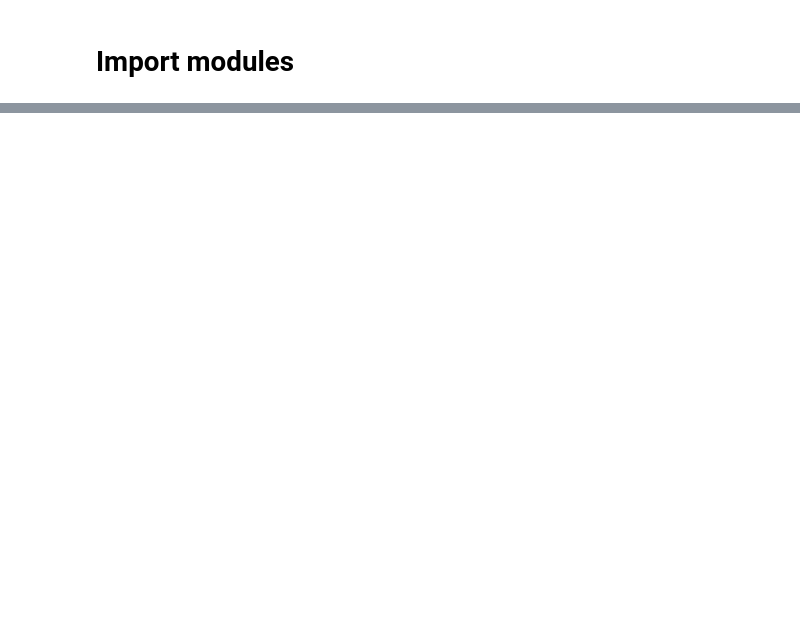
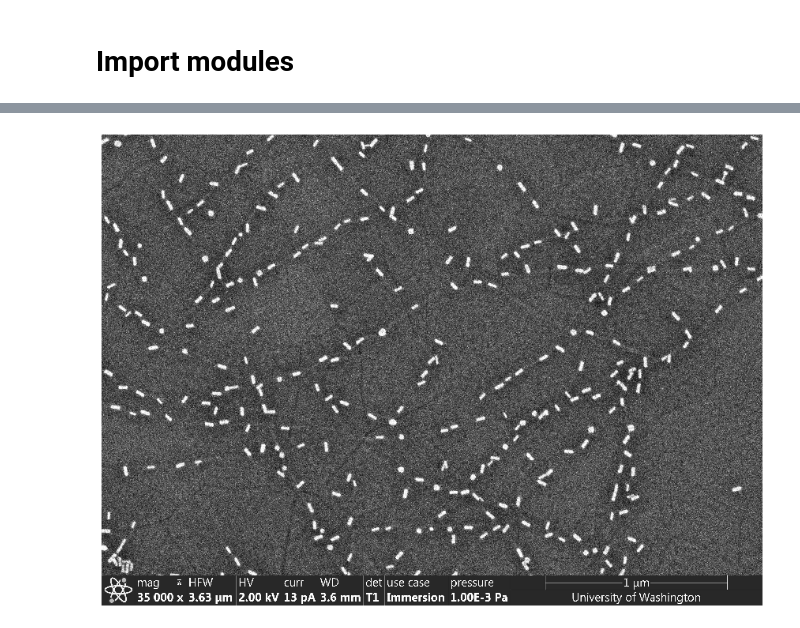
Before and after one commit to yamanmy/partycool, a Jupyter notebook: partycool.ipynb, the cells around one changed output, grey strips where cells are left out. Cells and saved outputs as stored; diff of their text form; code cells hidden in the pictures; blank space fills up the shorter version.

Commit message:
img reader function updated

```diff
--- a/partycool.ipynb
+++ b/partycool.ipynb
@@ -33,0 +29,20 @@ W: Problem unlinking the file /var/cache/apt/srcpkgcache.bin - RemoveCaches (13:
+# %%
+def img_reader(img_path):
+    '''
+    The function returns a 2D array for the loaded img, and also gives a preview for the img
+    img_path: input path for the img location
+    '''
+    #Read the array
+    img_array = mpimg.imread(img_path)
+
+    #Preview
+    plt.figure(figsize=(15,15))
+    imgplot = plt.imshow(img_array,cmap=plt.cm.gray)
+    plt.axis('off')
+    plt.show()
+
+    return img_array
+# %%
+sem_array = img_reader('example_images/sem_1.jpg')
+# %% [output]
+[figure, added]
```
Also changed, not shown: parts of 3 cells of this notebook, 1 other file.
